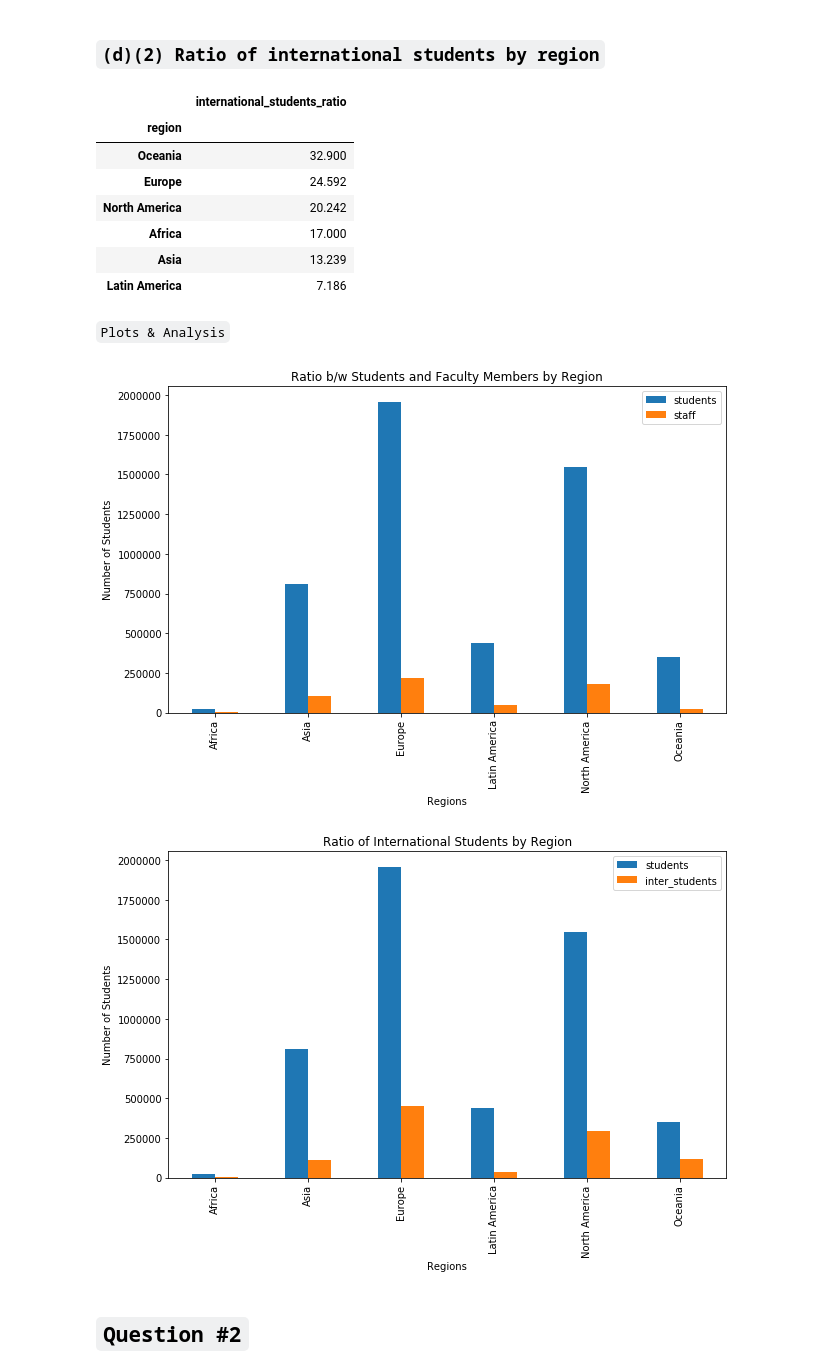
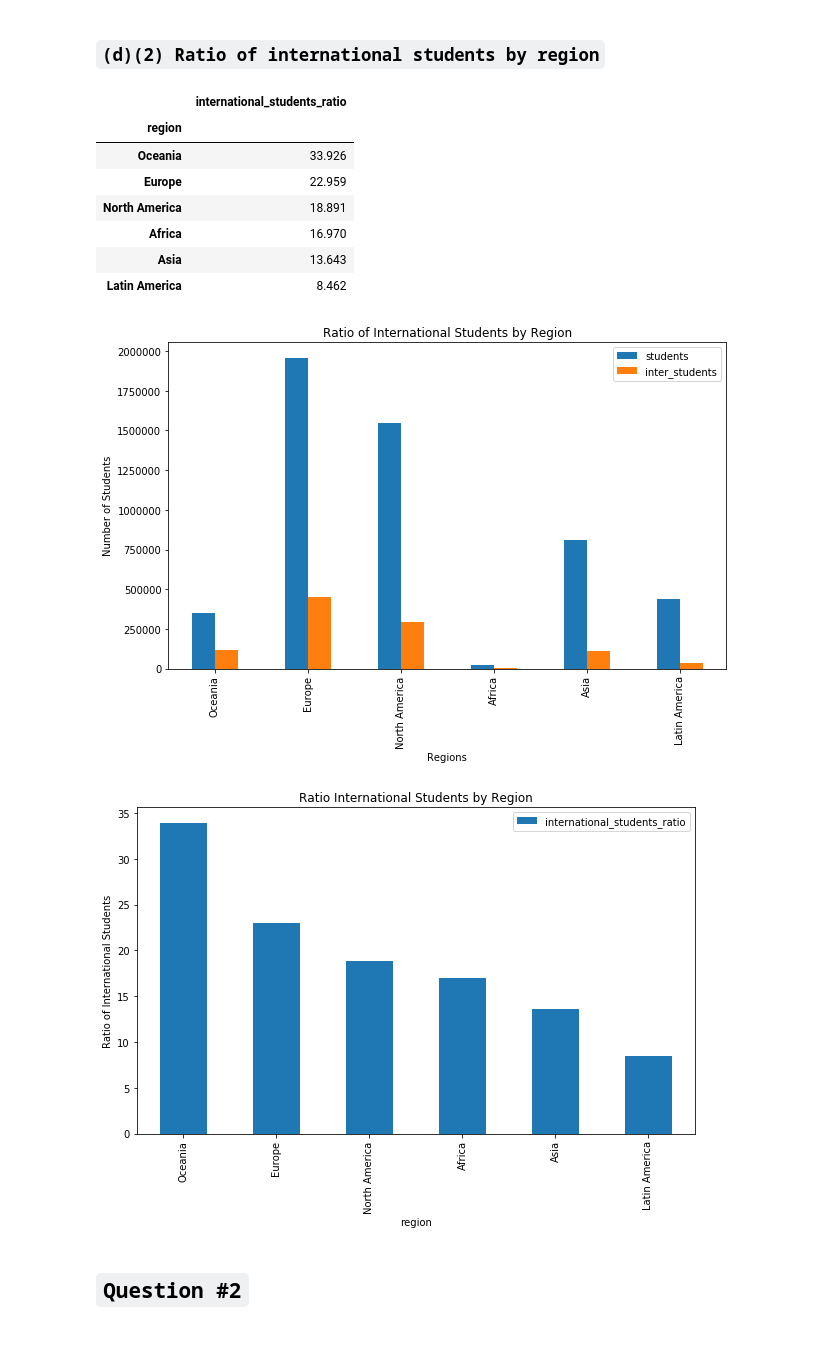
Before and after one commit to oabouzaid/Applied-Data-Analysis, a Jupyter notebook: homework2/solutions_final.ipynb, the cells around one changed output. Saved outputs shown, nothing was run; the diff lists cells and outputs as text; code cells hidden in the pictures; blank space fills up the shorter version.

```diff
--- a/homework2/solutions_final.ipynb
+++ b/homework2/solutions_final.ipynb
@@ -165,40 +202,37 @@ df_staff[['student_staff_ratio']].round(3)
 ### `(d)(2) Ratio of international students by region`
 # %%
 df_inter = df_top_universities.copy()
-df_inter = df_inter.groupby('region').mean()
+df_inter = df_inter.groupby('region').sum()
+df_inter['international_students_ratio'] = df_inter['inter_students'].divide(df_inter['students'])*100
 df_inter = df_inter.sort_values(['international_students_ratio'], ascending=False)
 df_inter[['international_students_ratio']].round(3)
 # %% [output]
 |  | international_students_ratio |
 | region |  |
-| Oceania | 32.900 |
-| Europe | 24.592 |
-| North America | 20.242 |
-| Africa | 17.000 |
-| Asia | 13.239 |
-| Latin America | 7.186 |
+| Oceania | 33.926 |
+| Europe | 22.959 |
+| North America | 18.891 |
+| Africa | 16.970 |
+| Asia | 13.643 |
+| Latin America | 8.462 |
-# %% [markdown]
-`Plots & Analysis`
 # %%
-df_plot = df_top_universities.copy()
-df_plot = df_plot.groupby('region').sum()
-df_plot[['students','staff']]\
-    .plot.bar(figsize=(10,6),title ='Ratio b/w Students and Faculty Members by Region')
+df_plot = df_inter.copy()
+df_plot[['students','inter_students']]\
+    .plot.bar(figsize=(10,6),title ='Ratio of International Students by Region')
 plt.xlabel('Regions')
 plt.ylabel('Number of Students')
 plt.show()
 # %% [output]
-[figure, old version]
+[figure, new version]
 # %%
-df_plot = df_top_universities.copy()
-df_plot = df_plot.groupby('region').sum()
-df_plot[['students','inter_students']]\
-    .plot.bar(figsize=(10,6),title ='Ratio of International Students by Region')
-plt.xlabel('Regions')
-plt.ylabel('Number of Students')
+df_plot = df_inter.copy()
+df_plot[['international_students_ratio']]\
+    .plot.bar(figsize=(10,6),title ='Ratio International Students by Region')
+plt.xlabel('region')
+plt.ylabel('Ratio of International Students')
 plt.show()
 # %% [output]
-[figure, old version]
+[figure, new version]
 # %% [markdown]
 ## `Question #2`
 # %%
```
Also changed, not shown: parts of 27 cells of this notebook.
